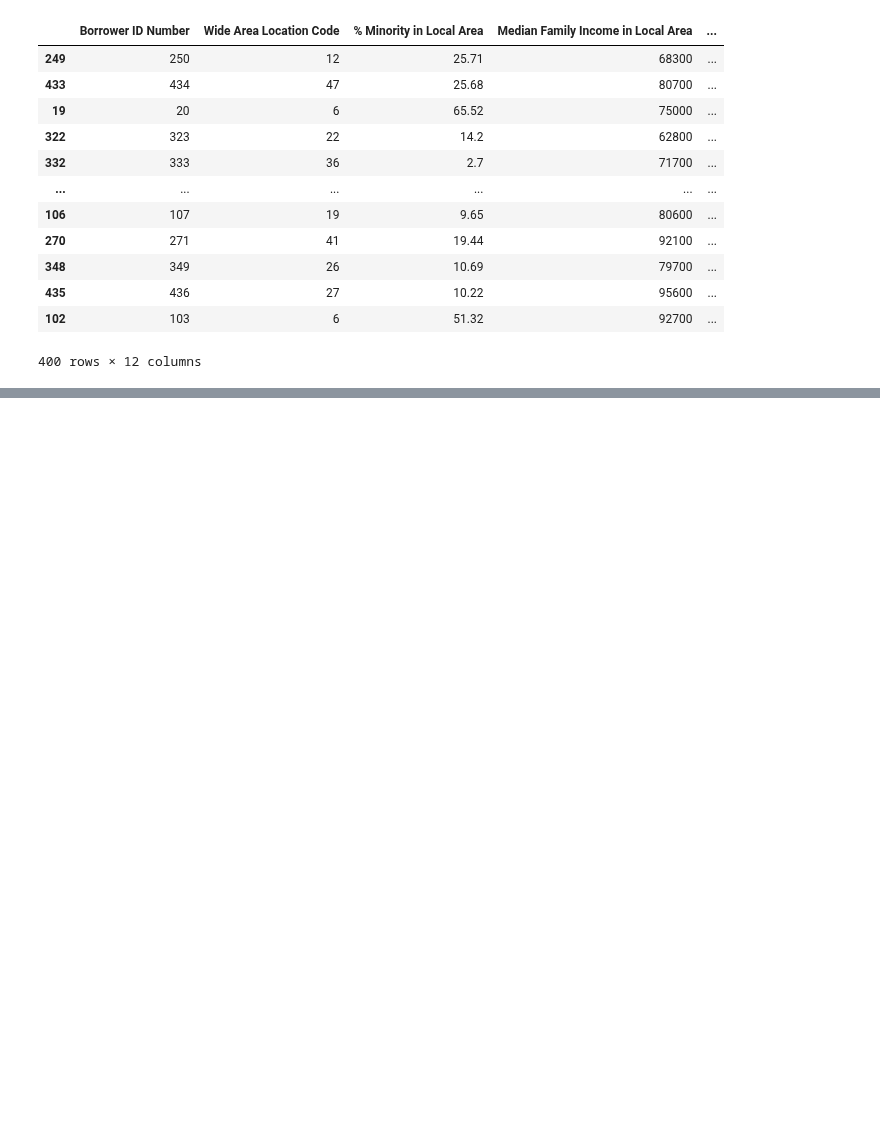
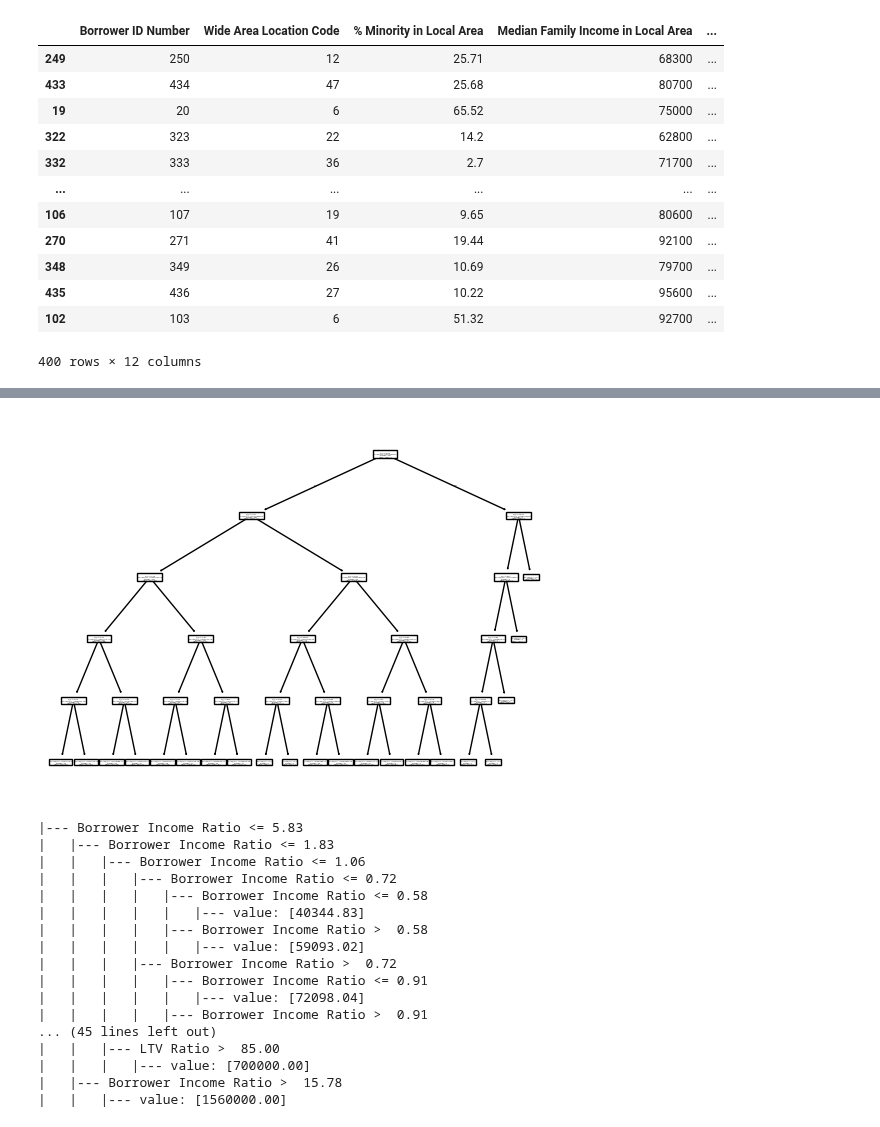
Before and after one commit to KunalNeon/CommBank, a Jupyter notebook: dataSet.ipynb, the cells around one changed output, grey strips where cells are left out. Saved outputs shown, nothing was run; the diff lists cells and outputs as text; code cells hidden in the pictures; blank space fills up the shorter version.

```diff
--- a/dataSet.ipynb
+++ b/dataSet.ipynb
@@ -425,0 +478,38 @@ X_train
+# %%
+from sklearn.tree import DecisionTreeRegressor, plot_tree
+from sklearn.model_selection import train_test_split
+from sklearn.metrics import mean_squared_error, r2_score
+X=dataSet[["Borrower Income Ratio", "LTV Ratio"]]
+y=dataSet["Borrower Annual Income"]
+X_train,X_test, y_train, y_test=train_test_split(X,y, test_size=0.2, random_state=42)
+model = DecisionTreeRegressor(
+    criterion='squared_error',
+    max_depth=5,
+    random_state=42
+)
+
+
+model.fit(X_train, y_train)
+plot_tree(model)
+myplot.show()
+rules=export_text(model, feature_names=X_train.columns)
+print(rules)
+# %% [output]
+[figure, added]
+|--- Borrower Income Ratio <= 5.83
+|   |--- Borrower Income Ratio <= 1.83
+|   |   |--- Borrower Income Ratio <= 1.06
+|   |   |   |--- Borrower Income Ratio <= 0.72
+|   |   |   |   |--- Borrower Income Ratio <= 0.58
+|   |   |   |   |   |--- value: [40344.83]
+|   |   |   |   |--- Borrower Income Ratio >  0.58
+|   |   |   |   |   |--- value: [59093.02]
+|   |   |   |--- Borrower Income Ratio >  0.72
+|   |   |   |   |--- Borrower Income Ratio <= 0.91
+|   |   |   |   |   |--- value: [72098.04]
+|   |   |   |   |--- Borrower Income Ratio >  0.91
+... (45 lines left out)
+|   |   |--- LTV Ratio >  85.00
+|   |   |   |--- value: [700000.00]
+|   |--- Borrower Income Ratio >  15.78
+|   |   |--- value: [1560000.00]
```
Also changed, not shown: parts of 3 cells of this notebook.
